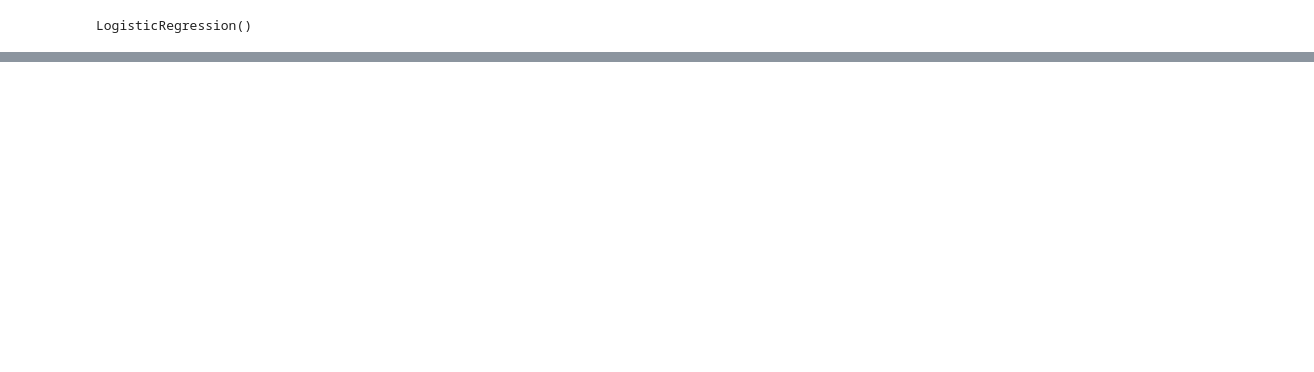
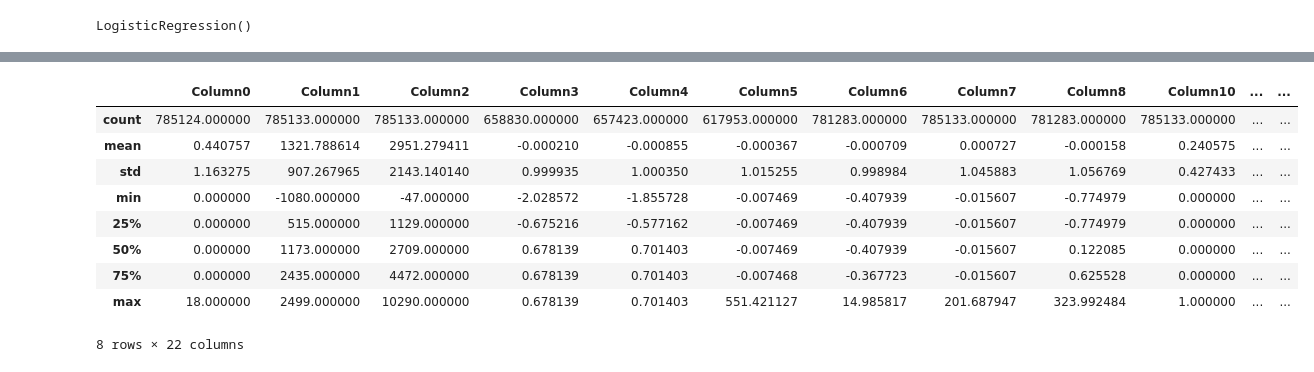
Before and after one commit to manitejagaddam/GSTN, a Jupyter notebook: GSTN Analysis.ipynb, the cells around one changed output, grey strips where cells are left out. Saved outputs shown, nothing was run; the diff lists cells and outputs as text; code cells hidden in the pictures; blank space fills up the shorter version.

```diff
--- a/GSTN Analysis.ipynb
+++ b/GSTN Analysis.ipynb
@@ -259,0 +316,13 @@ accuracy_score(y_pred, y_test)
+# %%
+df1_new.describe()
+# %% [output]
+|  | Column0 | Column1 | Column2 | Column3 | Column4 | Column5 | Column6 | Column7 | Column8 | Column10 | ... | ... |
+| count | 785124.000000 | 785133.000000 | 785133.000000 | 658830.000000 | 657423.000000 | 617953.000000 | 781283.000000 | 785133.000000 | 781283.000000 | 785133.000000 | ... | ... |
+| mean | 0.440757 | 1321.788614 | 2951.279411 | -0.000210 | -0.000855 | -0.000367 | -0.000709 | 0.000727 | -0.000158 | 0.240575 | ... | ... |
+| std | 1.163275 | 907.267965 | 2143.140140 | 0.999935 | 1.000350 | 1.015255 | 0.998984 | 1.045883 | 1.056769 | 0.427433 | ... | ... |
+| min | 0.000000 | -1080.000000 | -47.000000 | -2.028572 | -1.855728 | -0.007469 | -0.407939 | -0.015607 | -0.774979 | 0.000000 | ... | ... |
+| 25% | 0.000000 | 515.000000 | 1129.000000 | -0.675216 | -0.577162 | -0.007469 | -0.407939 | -0.015607 | -0.774979 | 0.000000 | ... | ... |
+| 50% | 0.000000 | 1173.000000 | 2709.000000 | 0.678139 | 0.701403 | -0.007469 | -0.407939 | -0.015607 | 0.122085 | 0.000000 | ... | ... |
+| 75% | 0.000000 | 2435.000000 | 4472.000000 | 0.678139 | 0.701403 | -0.007468 | -0.367723 | -0.015607 | 0.625528 | 0.000000 | ... | ... |
+| max | 18.000000 | 2499.000000 | 10290.000000 | 0.678139 | 0.701403 | 551.421127 | 14.985817 | 201.687947 | 323.992484 | 1.000000 | ... | ... |
+8 rows × 22 columns
```
Also changed, not shown: parts of 122 cells of this notebook.
